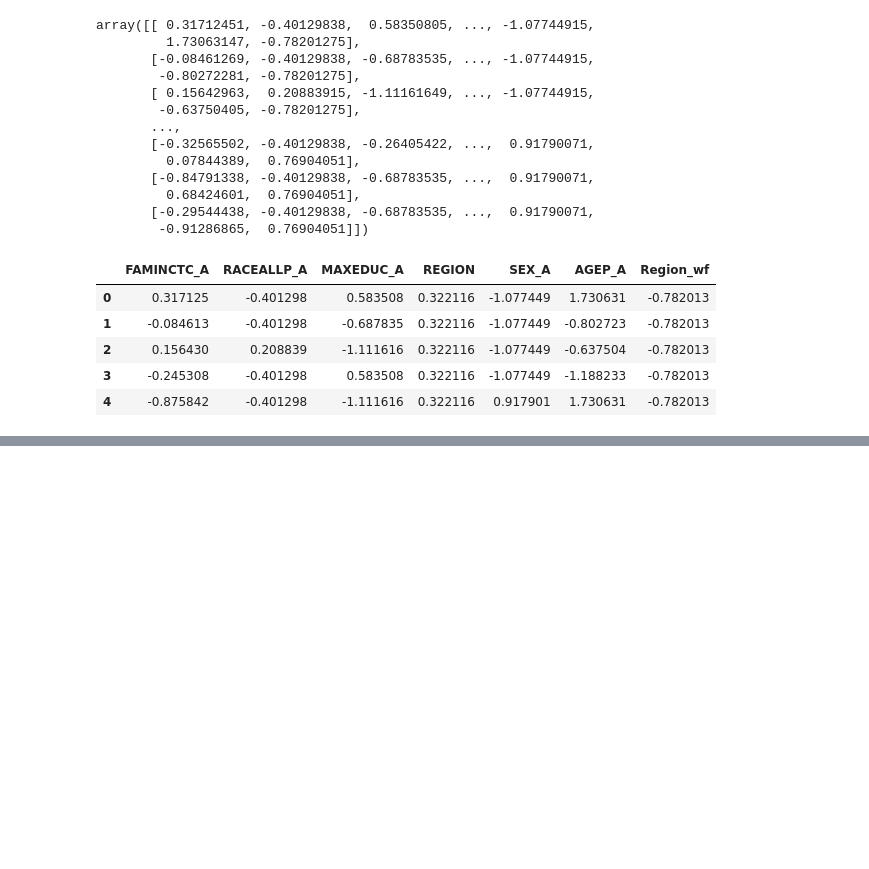
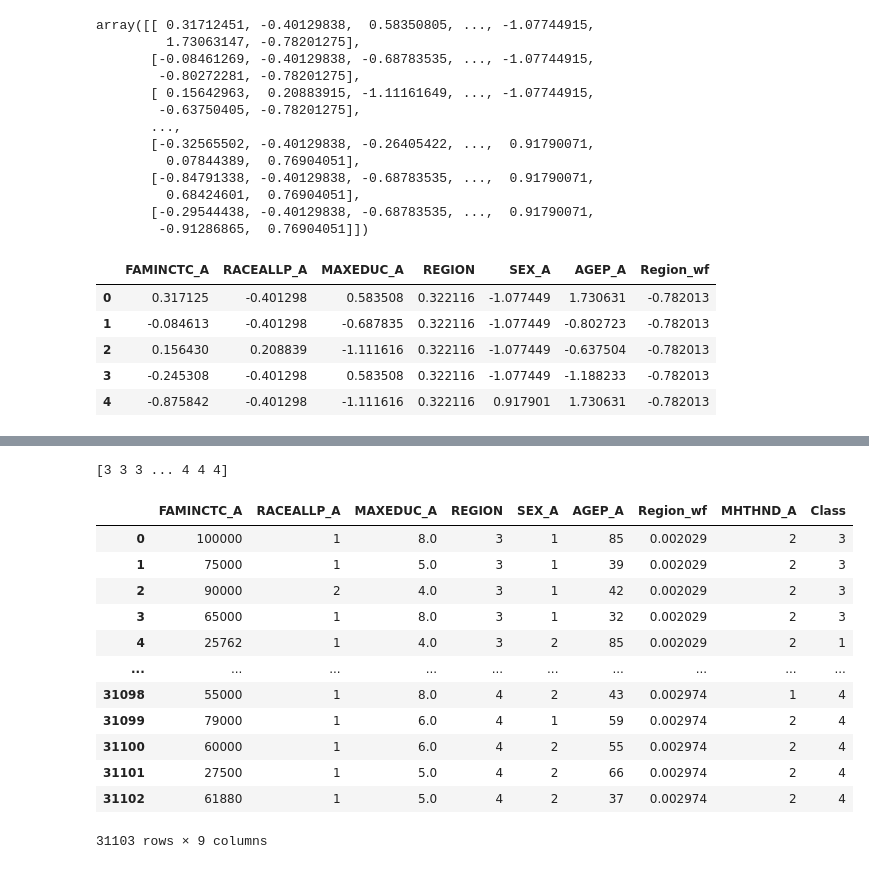
Before and after one commit to NoahToomeyBC/project-vu, a Jupyter notebook: dataexploration/ML_test/ml_test2.ipynb, the cells around one changed output, grey strips where cells are left out. Cells and saved outputs as stored; diff of their text form; code cells hidden in the pictures; blank space fills up the shorter version.

```diff
--- a/dataexploration/ML_test/ml_test2.ipynb
+++ b/dataexploration/ML_test/ml_test2.ipynb
@@ -88,3 +88,34 @@ df_elbow = pd.DataFrame(elbow_data)
 df_elbow.hvplot.line(x="k", y="inertia", title="Elbow Curve", xticks=k)
 # %% [output]
 [interactive output not drawn]
+# %%
+kmodel=KMeans(n_clusters=6, random_state=42)
+kmodel.fit(ml_scaled)
+
+prediction=kmodel.predict(ml_scaled)
+print(prediction)
+# %% [output]
+[3 3 3 ... 4 4 4]
+# %%
+
+combined=ml_df_test
+
+combined["MHTHND_A"]=MHTHND_["MHTHND_A"]
+#  Add a new column, "Class" to the clustered_df DataFrame that holds the predictions.
+clustred_df=combined.copy()
+clustred_df["Class"]=prediction
+clustred_df
+# %% [output]
+|  | FAMINCTC_A | RACEALLP_A | MAXEDUC_A | REGION | SEX_A | AGEP_A | Region_wf | MHTHND_A | Class |
+| 0 | 100000 | 1 | 8.0 | 3 | 1 | 85 | 0.002029 | 2 | 3 |
+| 1 | 75000 | 1 | 5.0 | 3 | 1 | 39 | 0.002029 | 2 | 3 |
+| 2 | 90000 | 2 | 4.0 | 3 | 1 | 42 | 0.002029 | 2 | 3 |
+| 3 | 65000 | 1 | 8.0 | 3 | 1 | 32 | 0.002029 | 2 | 3 |
+| 4 | 25762 | 1 | 4.0 | 3 | 2 | 85 | 0.002029 | 2 | 1 |
+| ... | ... | ... | ... | ... | ... | ... | ... | ... | ... |
+| 31098 | 55000 | 1 | 8.0 | 4 | 2 | 43 | 0.002974 | 1 | 4 |
+| 31099 | 79000 | 1 | 6.0 | 4 | 1 | 59 | 0.002974 | 2 | 4 |
+| 31100 | 60000 | 1 | 6.0 | 4 | 2 | 55 | 0.002974 | 2 | 4 |
+| 31101 | 27500 | 1 | 5.0 | 4 | 2 | 66 | 0.002974 | 2 | 4 |
+| 31102 | 61880 | 1 | 5.0 | 4 | 2 | 37 | 0.002974 | 2 | 4 |
+31103 rows × 9 columns
```
Also changed, not shown: parts of 3 cells of this notebook.
